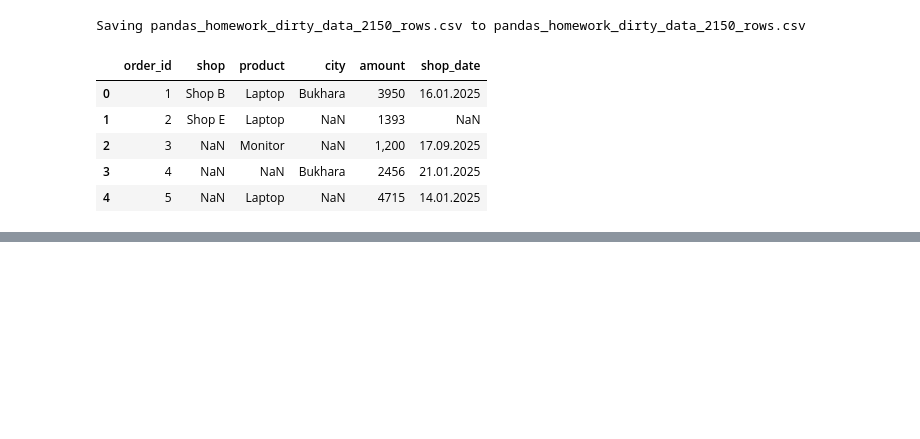
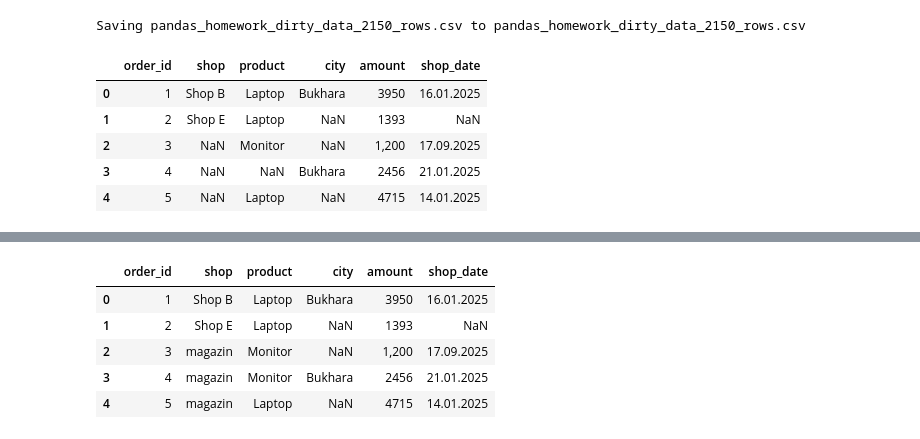
Before and after one commit to farruxisomiddinov326-cell/collab_uchun, a Jupyter notebook: homework_2.ipynb, the cells around one changed output, grey strips where cells are left out. Cells and saved outputs as stored; diff of their text form; code cells hidden in the pictures; blank space fills up the shorter version.

```diff
--- a/homework_2.ipynb
+++ b/homework_2.ipynb
@@ -22,0 +31,10 @@ df["shop"] = df["shop"].fillna("magazin")
+# %%
+df["product"] = df["product"].fillna("Monitor")
+df.head()
+# %% [output]
+|  | order_id | shop | product | city | amount | shop_date |
+| 0 | 1 | Shop B | Laptop | Bukhara | 3950 | 16.01.2025 |
+| 1 | 2 | Shop E | Laptop | NaN | 1393 | NaN |
+| 2 | 3 | magazin | Monitor | NaN | 1,200 | 17.09.2025 |
+| 3 | 4 | magazin | Monitor | Bukhara | 2456 | 21.01.2025 |
+| 4 | 5 | magazin | Laptop | NaN | 4715 | 14.01.2025 |
```
Also changed, not shown: parts of 10 cells of this notebook.
